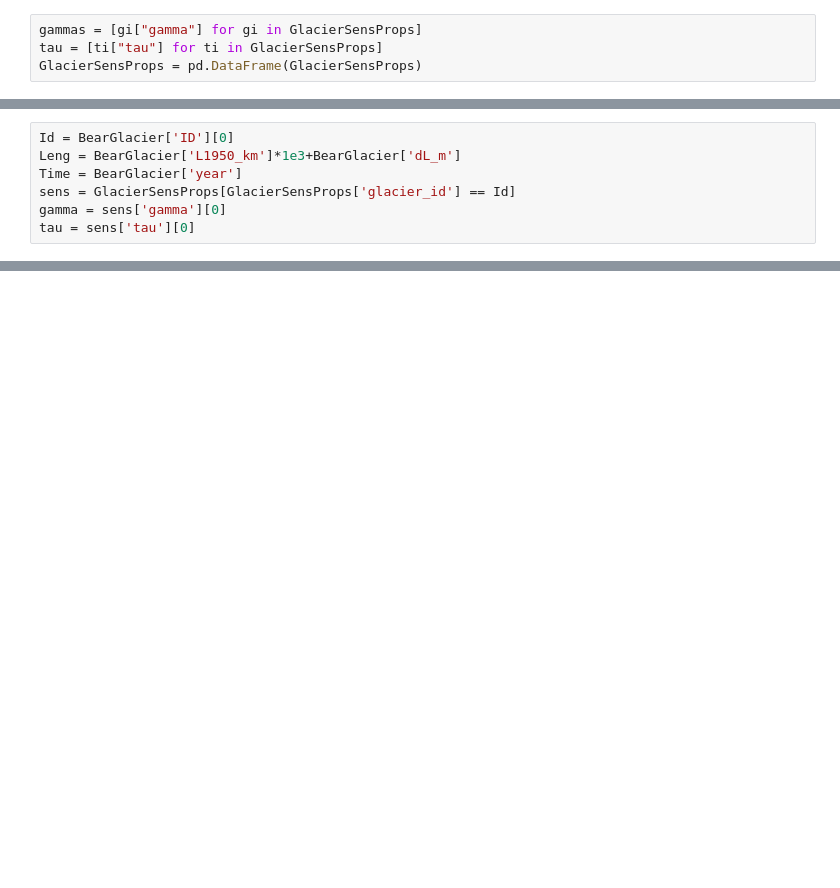
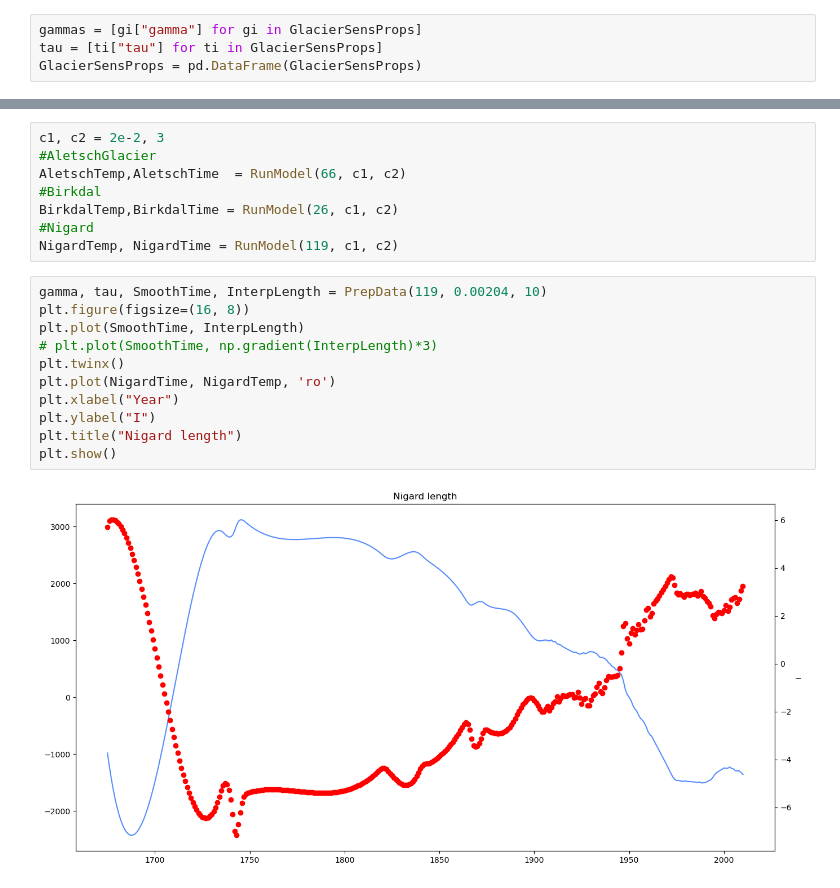
Before and after one commit to NikolajMunkKjaersgaard/EarthAndClimate, a Jupyter notebook: TemperatureReconstruction.ipynb, the cells around one changed output, grey strips where cells are left out. Drawn from its saved outputs; the diff is of its cells as text; blank space fills up the shorter version.

```diff
--- a/TemperatureReconstruction.ipynb
+++ b/TemperatureReconstruction.ipynb
@@ -83,7 +100,0 @@ plt.show()
-# %%
-Id = BearGlacier['ID'][0]
-Leng = BearGlacier['L1950_km']*1e3+BearGlacier['dL_m']
-Time = BearGlacier['year']
-sens = GlacierSensProps[GlacierSensProps['glacier_id'] == Id]
-gamma = sens['gamma'][0]
-tau = sens['tau'][0]
@@ -153,0 +265,21 @@ plt.plot(ModelTime, Temp)
+# %%
+c1, c2 = 2e-2, 3
+#AletschGlacier
+AletschTemp,AletschTime  = RunModel(66, c1, c2)
+#Birkdal
+BirkdalTemp,BirkdalTime = RunModel(26, c1, c2)
+#Nigard
+NigardTemp, NigardTime = RunModel(119, c1, c2)
+# %%
+gamma, tau, SmoothTime, InterpLength = PrepData(119, 0.00204, 10)
+plt.figure(figsize=(16, 8))
+plt.plot(SmoothTime, InterpLength)
+# plt.plot(SmoothTime, np.gradient(InterpLength)*3)
+plt.twinx()
+plt.plot(NigardTime, NigardTemp, 'ro')
+plt.xlabel("Year")
+plt.ylabel("I")
+plt.title("Nigard length")
+plt.show()
+# %% [output]
+[figure, added]
```
Also changed, not shown: parts of 26 cells of this notebook.
